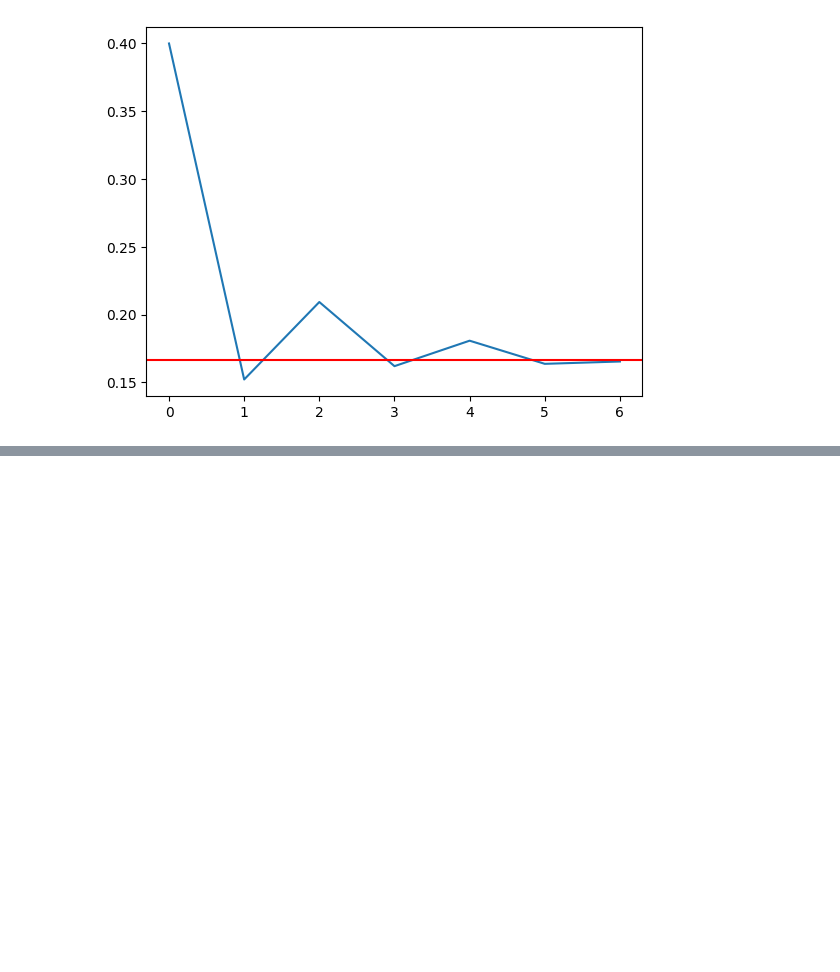
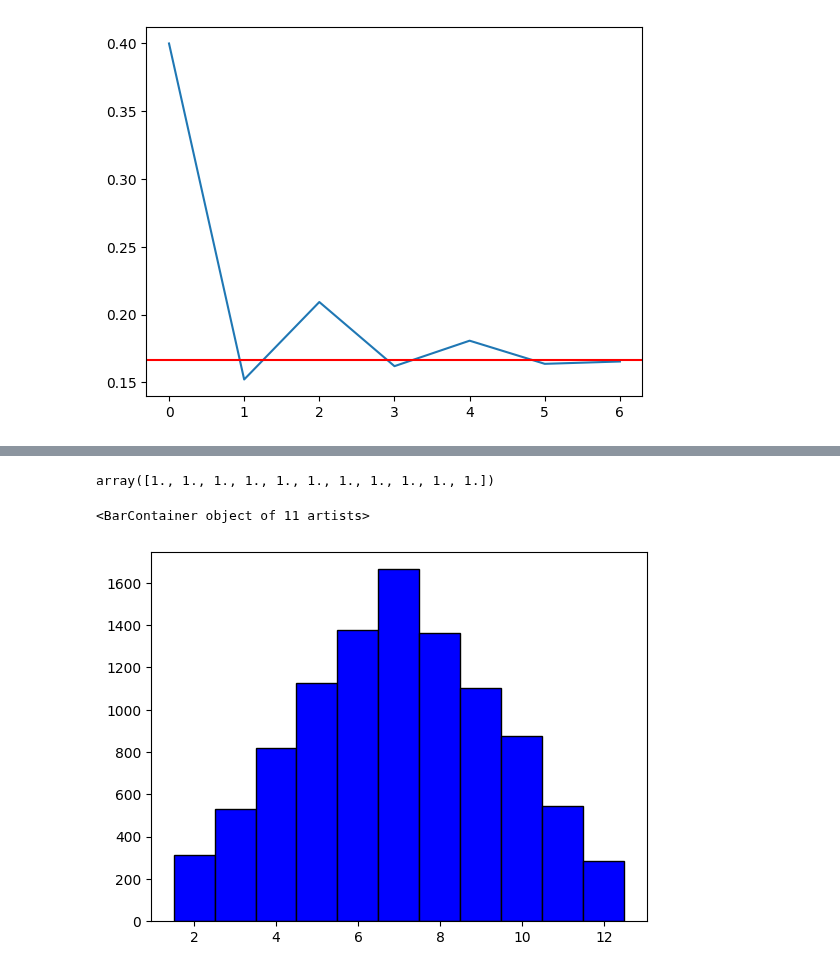
Before and after one commit to asegura4488/MetodosComputacionales1, a Jupyter notebook: Semana14/Probabilidad.ipynb, the cells around one changed output, grey strips where cells are left out. Saved outputs shown, nothing was run; the diff lists cells and outputs as text; code cells hidden in the pictures; blank space fills up the shorter version.

```diff
--- a/Semana14/Probabilidad.ipynb
+++ b/Semana14/Probabilidad.ipynb
@@ -34,0 +60,13 @@ plt.axhline(y=1/6,color='r')
+# %%
+x = np.linspace(2,13,12)
+x
+h, bins = np.histogram(freq,bins=x)
+w = np.diff(bins)
+w
+# %% [output]
+array([1., 1., 1., 1., 1., 1., 1., 1., 1., 1., 1.])
+# %%
+plt.bar(bins[:-1],h,color='b',width=w,ec='k')
+# %% [output]
+<BarContainer object of 11 artists>
+[figure, added]
```
Also changed, not shown: parts of 3 cells of this notebook.
